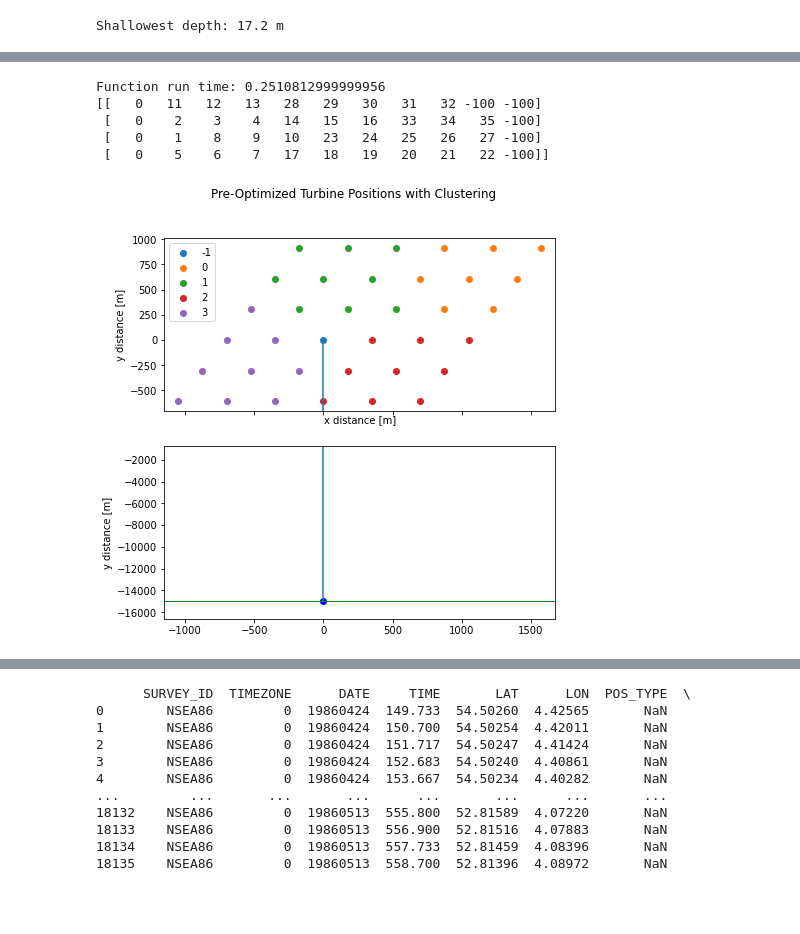
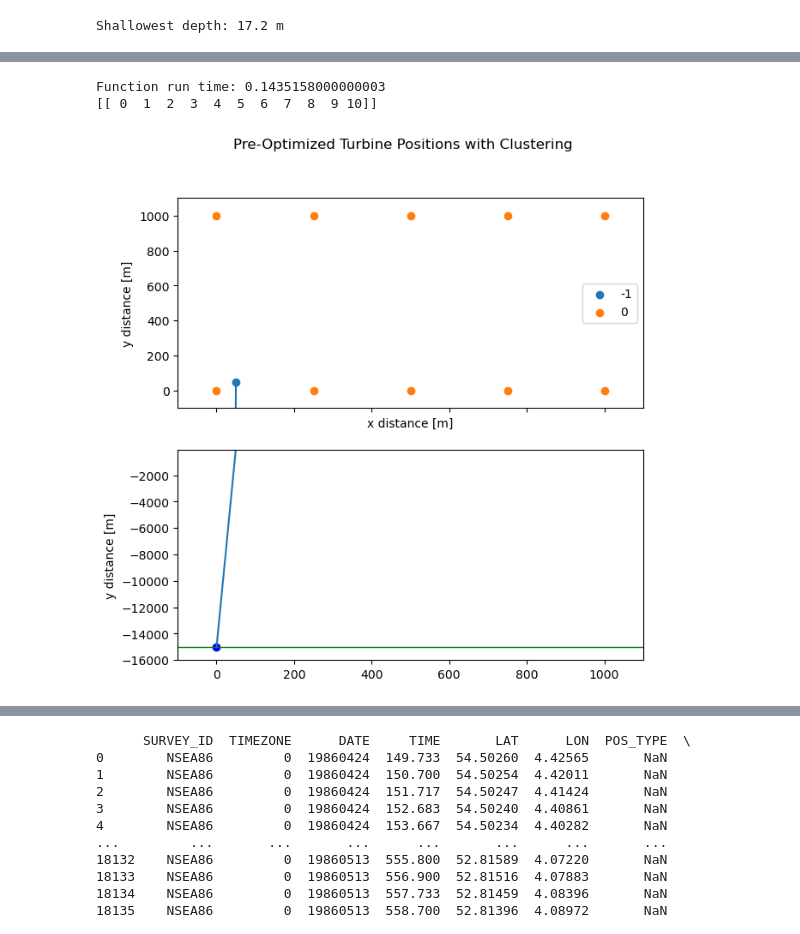
Before and after one commit to HenTuck/3rd-Year-Project, a Jupyter notebook: ModifyingOldModel.ipynb, the cells around one changed output, grey strips where cells are left out. Saved outputs shown, nothing was run; the diff lists cells and outputs as text; code cells hidden in the pictures; blank space fills up the shorter version.

```diff
--- a/ModifyingOldModel.ipynb
+++ b/ModifyingOldModel.ipynb
@@ -26,0 +45,11 @@ ModuleNotFoundError: No module named 'Boruvka_Mod'
+# %%
+def getGridDimensions(numTurbs):
+    numRows = int(math.sqrt(numTurbs))
+    # Prefer rows = cols or as close as possible
+    while numRows > 1:
+        if numTurbs % numRows == 0:
+            numColumns = numTurbs // numRows
+            return numRows, numColumns
+        numRows -= 1
+    # If prime return 1xN grid
+    return 1, numTurbs
@@ -27,3 +58,27 @@ ModuleNotFoundError: No module named 'Boruvka_Mod'
+# %%
+def initialPositions(xDimension,yDimension,numTurbs,sol_per_popTest):
+    # Get the initial grid of turbines dimensions
+    numRows, numColumns = getGridDimensions(numTurbs)
+    # Distribute the turbines evenly
+    x = np.linspace(0,xDimension,int(numColumns)).astype(int)
+    y = np.linspace(0,yDimension,int(numRows)).astype(int)
+    # Generate grid from x and y positions
+    xGrid, yGrid = np.meshgrid(x, y)
+    # Convert 2d lists to 1d
+    x = xGrid.flatten()
+    y = yGrid.flatten()
+
+    # Get pairs of coordinates
+    pairs = np.column_stack((x,y))
+    pairs = np.reshape(pairs, (1, -1))
+    # Format as required for PyGad
+    initialPopulation = pairs.flatten()
+    initialPopulation = np.tile(initialPopulation, (sol_per_popTest, 1))
+
+
+    initialPopulation = np.insert(initialPopulation,0,50,axis =1)
+    initialPopulation = np.insert(initialPopulation,1,50,axis =1)
+    return initialPopulation,xGrid,yGrid
 # %%
 # KEY PARAMETERS USED THROUGHOUT MODEL
 
@@ -72,4 +128,6 @@ mindepth = min(data['CORR_DEPTH']) # Retrieves minimum depth value from data fil
 print('Shallowest depth:', mindepth, 'm') #Prints out the result for the smallest depth value
 # %% [output]
 Shallowest depth: 17.2 m
+# %%
+maxnodespertree = maximumturbinespertree
 # %%
@@ -170,5 +157,9 @@ print(len(positionlist)) # prints length of positions list (should be the number
 # %%
 # Shoreline implementation
+initialPopulation,xGrid,yGrid = initialPositions(xDimension,yDimension,numTurbs,solPerPopTest)
+positionlist = initialPopulation[0]
+positionlist = np.reshape(positionlist,(-1,2))
+
 
 XShoreLine = np.array([np.linspace(min(positionlist[:,0])-2500,max(positionlist[:,0])+2500,1000)]) #Creates x coordinates of shoreline bewtween min and max turbine locations +/- 1000m # 1000 data points
 YShoreLine = np.array([np.linspace(-DistanceToShore,-DistanceToShore,1000)]) #Creates y coordinates of shoreline at -(distance of the wind farm from the shore) # 1000 data points
@@ -277,7 +260,7 @@ plt.show()
 # minsize_kmeans imported from external python file
 
 def clustering_algorithm(positionlist,nturb,maxnodespertree):
-    k = math.ceil(nturb/maxnodespertree) #number of clusters. math.ceil rounds a number upwards to its nearest integer
+    k = math.ceil(numTurbs/maxnodespertree) #number of clusters. math.ceil rounds a number upwards to its nearest integer
     [turbines, centres] = minsize_kmeans(positionlist[1:,:] ,k ,min_size = 1, max_size = maxnodespertree)
     #turbines exists as an array containing the cluster value for each turbine
     #Assigns each turbine to a cluster. excludes substation, executes external python file,
@@ -310,40 +293,37 @@ def clustering_algorithm(positionlist,nturb,maxnodespertree):
     indiceslist = np.concatenate((arr,indiceslist),axis=1) # Adds substation zero array to turbine cluster matrix
     return indiceslist,u_labels,label
 
 t1_start = perf_counter() # Starts timer
-indiceslist,u_labels,label = clustering_algorithm(positionlist,nturb,maxnodespertree) #Executes clustering algorithm
+indiceslist,u_labels,label = clustering_algorithm(positionlist,numTurbs,maxnodespertree) #Executes clustering algorithm
 t1_stop = perf_counter() # Ends timer
 print('Function run time:', t1_stop-t1_start) # Prints algorithm run time
 
 fig, (ax1,ax2) = plt.subplots(2,sharex=True,figsize=(7,7))
 fig.suptitle('Pre-Optimized Turbine Positions with Clustering')
 
 #Upper subplot (Shows wind farm, offshore substation, and upper part of export cable)
 for i in u_labels: # loops for number of turbines
     ax1.scatter(positionlist[label == i , 0] , positionlist[label == i, 1] , label = i)
 ax1.legend() # prints legend
 ax1.plot([positionlist[0,0],OnshoreSubstation[0]],[positionlist[0,1],OnshoreSubstation[1]]) #Plots Shore to substation connection
 ax1.set_xlabel('x distance [m]') # x axis label
 ax1.set_ylabel('y distance [m]') # y axis label
 ax1.set_xlim([min(positionlist[:,0])-100, max(positionlist[:,0])+100]) #x limits
 ax1.set_ylim([min(positionlist[:,1])-100, max(positionlist[:,1])+100]) #y limits
 
 #Lower subplot (Shows shoreline, onshore substation and lower part of export cable)
 ax2.scatter(OnshoreSubstation[0],OnshoreSubstation[1],c='blue') #onshore substation
 ax2.plot(TXShoreLine,TYShoreLine,c='green',linewidth=1) #Produces line representing the shore line in green
 ax2.plot([positionlist[0,0],OnshoreSubstation[0]],[positionlist[0,1],OnshoreSubstation[1]]) #Plots Shore to substation connection
 ax2.set_ylabel('y distance [m]') # y axis label
 ax2.set_xlim([min(positionlist[:,0])-100, max(positionlist[:,0])+100]) #x limits
 ax2.set_ylim([min(positionlist[:,1])-DistanceToShore-1000, min(positionlist[:,1])-100]) #y limits
 
 print(indiceslist)
 # %% [output]
-Function run time: 0.2510812999999956
-[[   0   11   12   13   28   29   30   31   32 -100 -100]
- [   0    2    3    4   14   15   16   33   34   35 -100]
- [   0    1    8    9   10   23   24   25   26   27 -100]
- [   0    5    6    7   17   18   19   20   21   22 -100]]
+Function run time: 0.1435158000000003
+[[ 0  1  2  3  4  5  6  7  8  9 10]]
-[figure, old version]
+[figure, new version]
 # %%
 #CREATES INPUT NEEDED FOR MST ONCE CLUSTERS ARE DEFINED.
 
```
Also changed, not shown: parts of 64 cells of this notebook.
